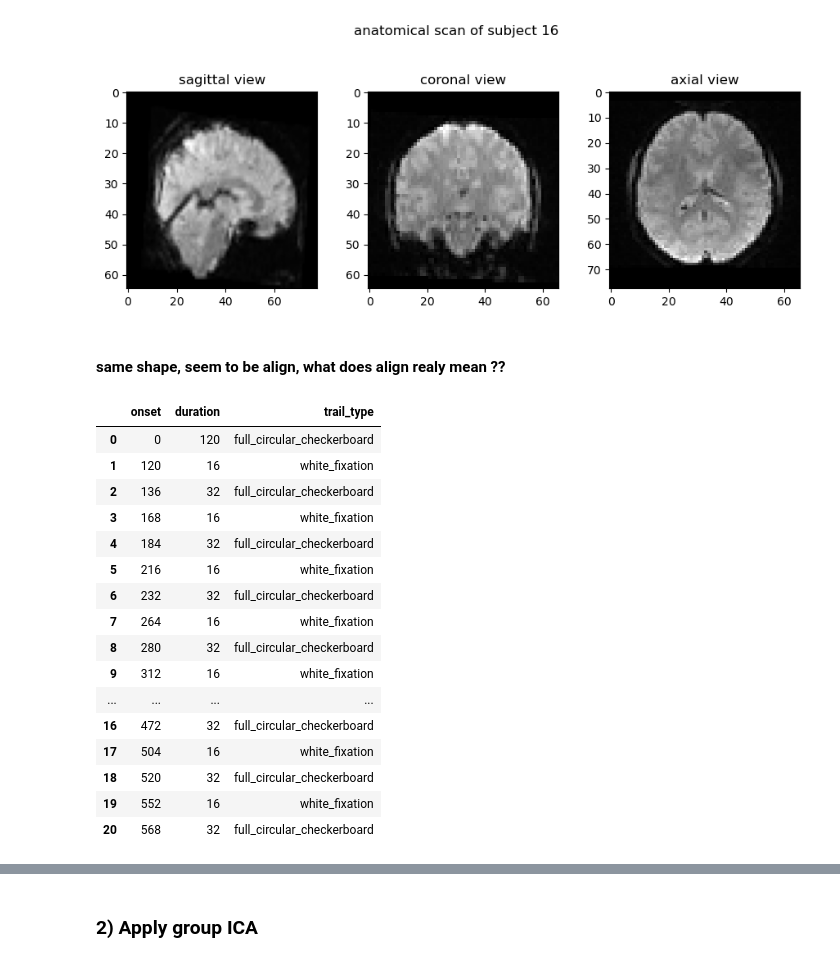
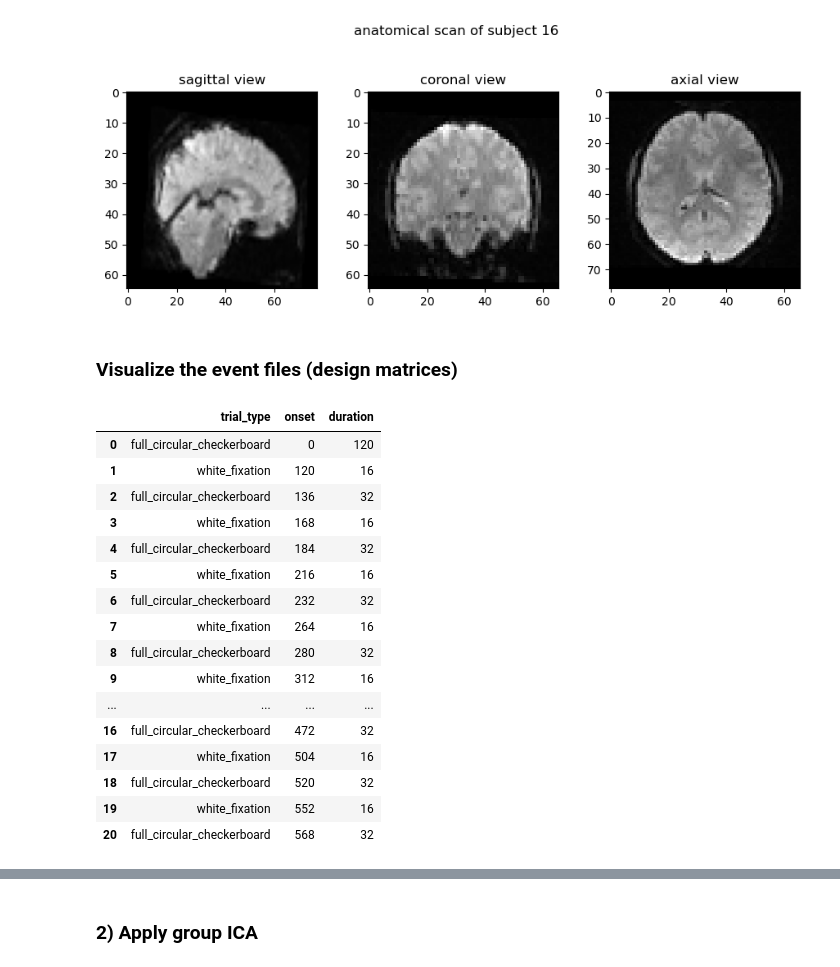
Before and after one commit to claireFriedrich/NSSP, a Jupyter notebook: Miniprojet2/MiniProject_2.ipynb, the cells around one changed output, grey strips where cells are left out. Cells and saved outputs as stored; diff of their text form; code cells hidden in the pictures.

Commit message:
visualize events

```diff
--- a/Miniprojet2/MiniProject_2.ipynb
+++ b/Miniprojet2/MiniProject_2.ipynb
@@ -293,0 +307,21 @@ def plot_anat(data : np.ndarray, title, slice : int = None) -> None :
+# %%
+# Path to downloads
+downloads_path = str(Path.home() / "Downloads")
+
+#loading the data
+subject = '02'
+
+# load each data
+sample_path2 = "miniproject_ica_events"
+sample_path3 = "miniproject_icafunc_bold"
+bids_root2 = op.join(downloads_path, sample_path2)
+bids_root3 = op.join(downloads_path, sample_path3)
+deriv_root3 = op.join(bids_root3, 'derivatives')
+
+# event data file
+func_path1 = op.join(bids_root2, 'sub-'+subject, 'func')
+print(func_path1)
+
+# functional MRI data
+func_path2 = op.join(deriv_root3, 'sub-'+subject, 'func')
+print(func_path2)
@@ -331,5 +449,5 @@ func_sub_16.shape
 plot_anat(func_sub_16[:,:,:,121], "anatomical scan of subject 16")
 # %% [output]
 [figure]
-# %% [markdown]
-#### same shape, seem to be align, what does align realy mean ??
+# %% [markdown]
+### Visualize the event files (design matrices)
@@ -336,33 +456,25 @@ plot_anat(func_sub_16[:,:,:,121], "anatomical scan of subject 16")
 # %%
-# What is the type of the event data ?= .tsv ???? Do not know how to load it and what is it for
 event_sub_02_path = load_event(subject, "001")
+event_sub_02 = load_data_event(event_sub_02_path)
 
-event_sub_02 = load_data_event(event_sub_02_path)
-#Shape (21, 3)
-#event_sub_02.shape
-#Type pandas.core.frame.DataFrame
-#type(event_sub_02)
-
-
-#Display DataFrame values
-pd.set_option("display.max.columns", None)
-event_sub_02.head(event_sub_02.shape[0])
-#event_sub_02.shape[0] is necessary to plot every rows, by default only the first 5 are plotted
+new_events_sub_02 = event_sub_02[["trail_type", "onset", "duration"]]
+new_events_sub_02 = new_events_sub_02.rename(columns={"trail_type": "trial_type"})
+new_events_sub_02
 # %% [output]
-|  | onset | duration | trail_type |
-| 0 | 0 | 120 | full_circular_checkerboard |
-| 1 | 120 | 16 | white_fixation |
-| 2 | 136 | 32 | full_circular_checkerboard |
-| 3 | 168 | 16 | white_fixation |
-| 4 | 184 | 32 | full_circular_checkerboard |
-| 5 | 216 | 16 | white_fixation |
-| 6 | 232 | 32 | full_circular_checkerboard |
-| 7 | 264 | 16 | white_fixation |
-| 8 | 280 | 32 | full_circular_checkerboard |
-| 9 | 312 | 16 | white_fixation |
+|  | trial_type | onset | duration |
+| 0 | full_circular_checkerboard | 0 | 120 |
+| 1 | white_fixation | 120 | 16 |
+| 2 | full_circular_checkerboard | 136 | 32 |
+| 3 | white_fixation | 168 | 16 |
+| 4 | full_circular_checkerboard | 184 | 32 |
+| 5 | white_fixation | 216 | 16 |
+| 6 | full_circular_checkerboard | 232 | 32 |
+| 7 | white_fixation | 264 | 16 |
+| 8 | full_circular_checkerboard | 280 | 32 |
+| 9 | white_fixation | 312 | 16 |
 | ... | ... | ... | ... |
-| 16 | 472 | 32 | full_circular_checkerboard |
-| 17 | 504 | 16 | white_fixation |
-| 18 | 520 | 32 | full_circular_checkerboard |
-| 19 | 552 | 16 | white_fixation |
-| 20 | 568 | 32 | full_circular_checkerboard |
+| 16 | full_circular_checkerboard | 472 | 32 |
+| 17 | white_fixation | 504 | 16 |
+| 18 | full_circular_checkerboard | 520 | 32 |
+| 19 | white_fixation | 552 | 16 |
+| 20 | full_circular_checkerboard | 568 | 32 |
```
Also changed, not shown: parts of 32 cells of this notebook.
